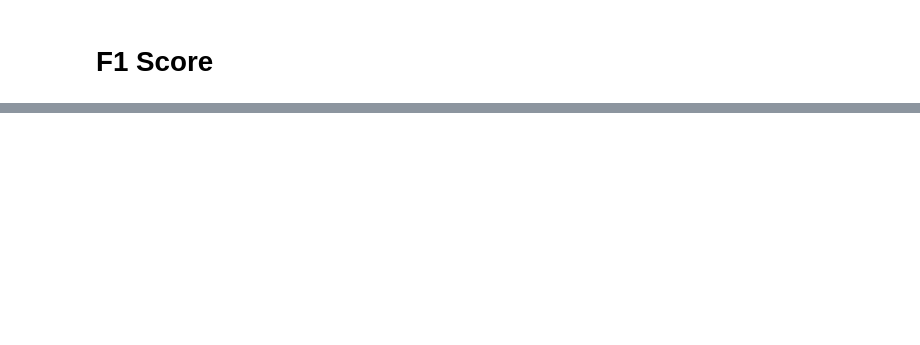
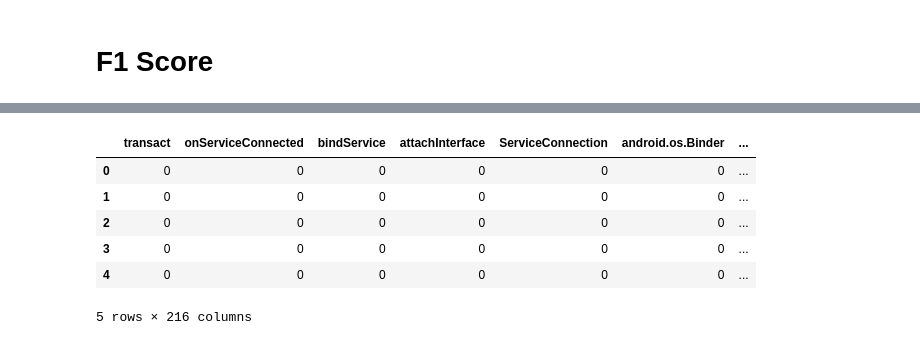
Before and after one commit to ShakibulAkash/Machine-, a Jupyter notebook: Malware.ipynb, the cells around one changed output, grey strips where cells are left out. Saved outputs shown, nothing was run; the diff lists cells and outputs as text; code cells hidden in the pictures; blank space fills up the shorter version.

```diff
--- a/Malware.ipynb
+++ b/Malware.ipynb
@@ -580,0 +786,10 @@ weighted avg       0.97      0.97      0.97      4510
+# %%
+data.head(5)
+# %% [output]
+|  | transact | onServiceConnected | bindService | attachInterface | ServiceConnection | android.os.Binder | ... |
+| 0 | 0 | 0 | 0 | 0 | 0 | 0 | ... |
+| 1 | 0 | 0 | 0 | 0 | 0 | 0 | ... |
+| 2 | 0 | 0 | 0 | 0 | 0 | 0 | ... |
+| 3 | 0 | 0 | 0 | 0 | 0 | 0 | ... |
+| 4 | 0 | 0 | 0 | 0 | 0 | 0 | ... |
+5 rows × 216 columns
```
Also changed, not shown: parts of 35 cells of this notebook.
